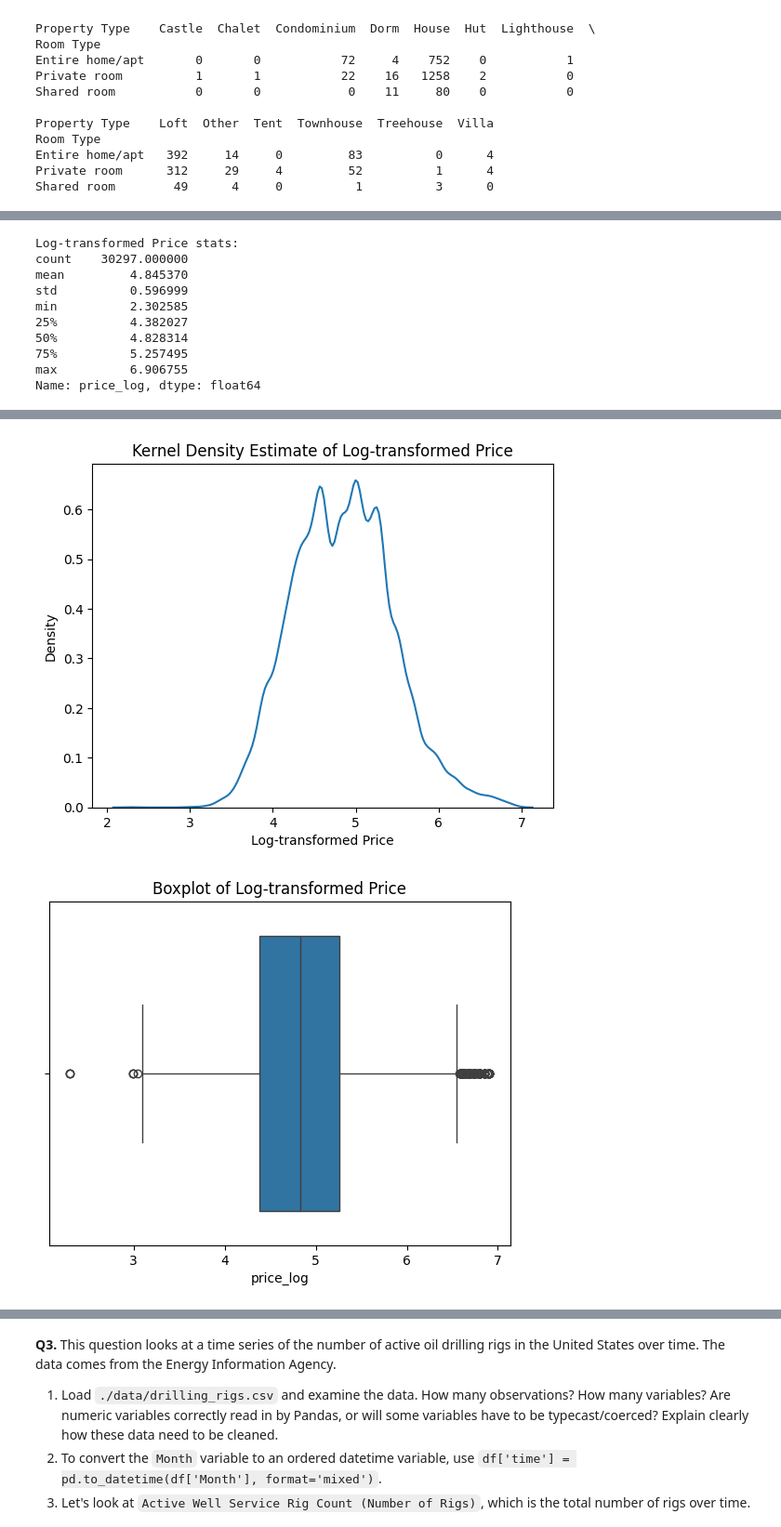
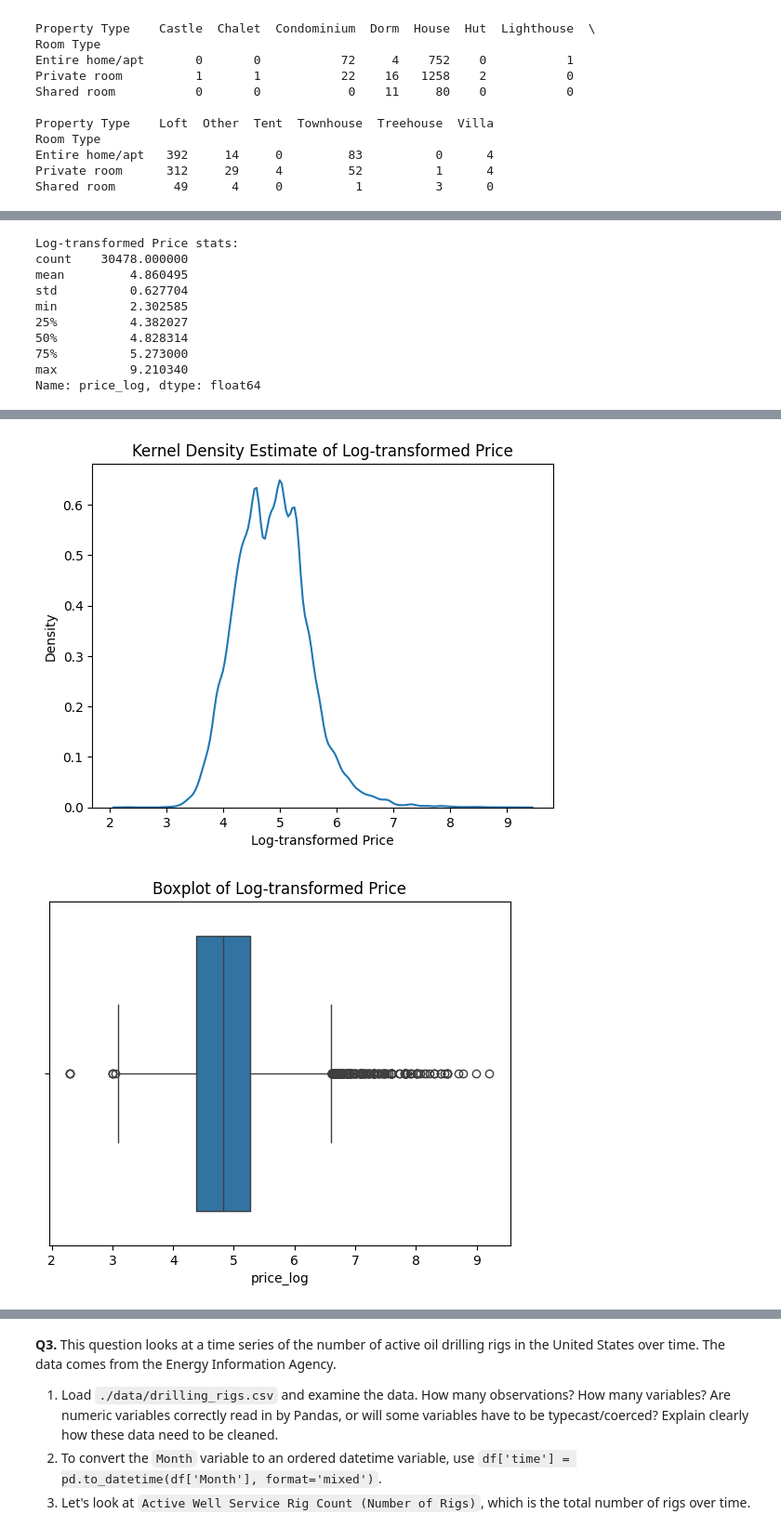
Before and after one commit to emilyfriedman8/eda_assignment, a Jupyter notebook: assignment.ipynb, the cells around one changed output, grey strips where cells are left out. Shown at 93% size. Saved outputs shown, nothing was run; the diff lists cells and outputs as text; code cells hidden in the pictures.

```diff
--- a/assignment.ipynb
+++ b/assignment.ipynb
@@ -93,8 +93,9 @@ Shared room        49      4     0          1          3      0
 # %%
 #4
 
-# Convert 'Price' to numeric, changing errors to NaN
-df['Price'] = pd.to_numeric(df['Price'])
+# Convert 'Price' to numeric
+df['Price'] = df['Price'].astype(str).str.replace(',', '', regex=False)
+df['Price'] = pd.to_numeric(df['Price'], errors='coerce')
 
 # Drop rows with NaN prices for plotting and analysis
 df_cleaned = df.dropna(subset=['Price']).copy()
@@ -155,6 +156,10 @@ sns.boxplot(data=df_cleaned, x='price_log')
 plt.title("Boxplot of Log-transformed Price")
 plt.show()
 
-#Conclusion: ADD EXPLANATION
+#When using the raw price data, the histogram, kernel density plot, and boxplot all
+# showed a heavily right-skewed distribution with many extreme outliers, making the
+# data hard to interpret. After applying a log transformation, the distribution
+# became more symmetric and evenly spread, reducing the influence of outliers and
+# giving a clearer view of the typical range of prices.
 # %% [output]
 Original Price stats:
@@ -183,10 +188,10 @@ Name: Price, dtype: float64
 Log-transformed Price stats:
-count    30297.000000
-mean         4.845370
-std          0.596999
+count    30478.000000
+mean         4.860495
+std          0.627704
 min          2.302585
 25%          4.382027
 50%          4.828314
-75%          5.257495
-max          6.906755
+75%          5.273000
+max          9.210340
 Name: price_log, dtype: float64
@@ -194,2 +199,2 @@ Name: price_log, dtype: float64
-[figure, old version]
+[figure, new version]
-[figure, old version]
+[figure, new version]
```
Also changed, not shown: parts of 3 cells of this notebook.
